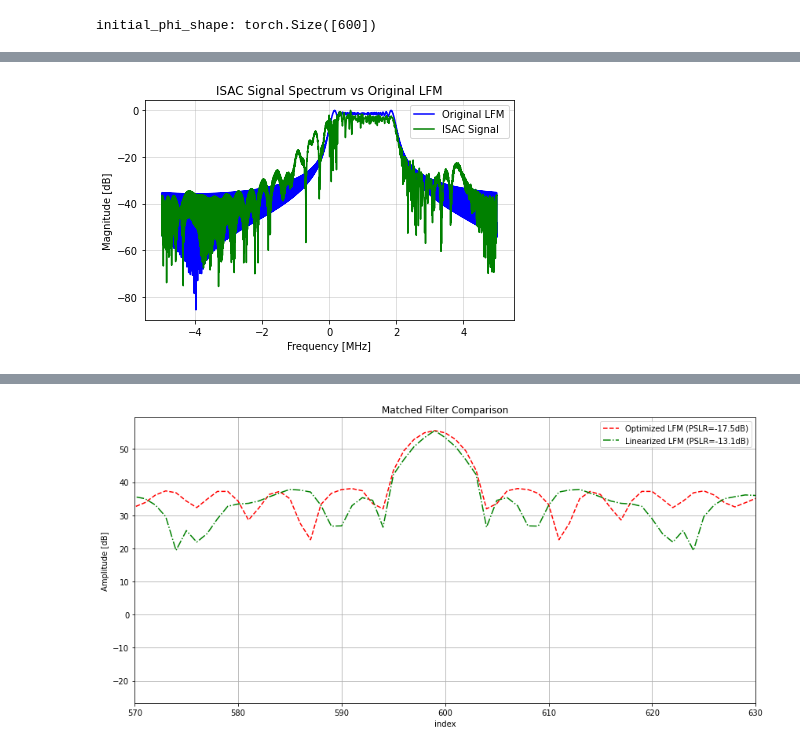
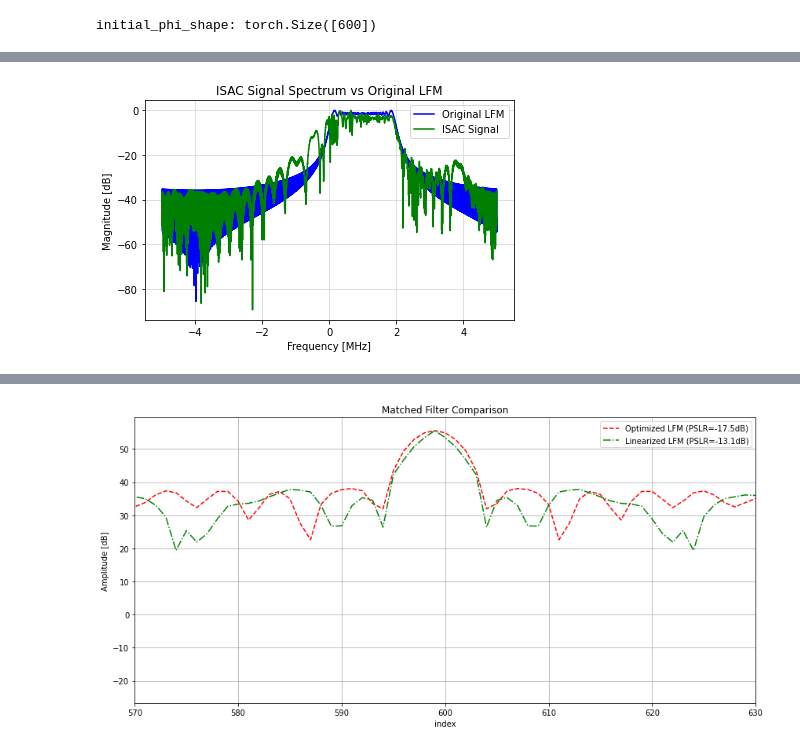
Before and after one commit to OriNik100/Spec_Null, a Jupyter notebook: non_linear_eq3.ipynb, the cells around one changed output, grey strips where cells are left out. Saved outputs shown, nothing was run; the diff lists cells and outputs as text; code cells hidden in the pictures.

```diff
--- a/non_linear_eq3.ipynb
+++ b/non_linear_eq3.ipynb
@@ -391,6 +391,7 @@ Freq 0.25 MHz: -50.75 dB
 # %%
 # OFDM signal generation
 from OFDM_2 import OFDM
+import OFDM_2
 
 def QPSK_modulation(bits):
     """ Modulate the input bits using QPSK modulation. """
@@ -409,32 +410,32 @@ def QPSK_modulation(bits):
             symbols[i] = 1 - 1j
         elif np.array_equal(pair, [1, 0]):
             symbols[i] = -1 + 1j
         elif np.array_equal(pair, [1, 1]):
             symbols[i] = -1 - 1j
     return symbols/np.sqrt(2) # return normalized bits
 
-bits = np.random.randint(0, 2, 16*2)
+bits = np.random.randint(0, 2, 32*16*2)
 QPSK_data = QPSK_modulation(bits)
 
 OFDM_signal = OFDM(QPSK_data, t=t, num=16, normalize=True)
 isac_signal = s_final_np + OFDM_signal
 
 ISAC_freqs, ISAC_SIGNAL = hlp.spectrum(isac_signal, Fs, 2**14)
 
 S_isac_db = 20*np.log10(np.abs(ISAC_SIGNAL) + 1e-15)
 S_isac_norm = 20*np.log10(np.abs(ISAC_SIGNAL)/np.max(np.abs(ISAC_SIGNAL)) + 1e-400)
 
 # plotting results in the frequency domain
 plt.figure()
 plt.plot(freqs/1e6, S_orig_norm, label='Original LFM', color='blue')
 plt.plot(ISAC_freqs/1e6, S_isac_norm, label='ISAC Signal', color='green')
 # plt.plot(freqs/1e6, S_final_norm, label='Final Signal', color='red')
 plt.title("ISAC Signal Spectrum vs Original LFM")
 plt.xlabel("Frequency [MHz]")
 plt.ylabel("Magnitude [dB]")
 plt.legend()
 plt.grid(True, alpha=0.5)
 plt.tight_layout()
 plt.show()
 # %% [output]
-[figure, old version]
+[figure, new version]
```
Also changed, not shown: parts of 3 cells of this notebook, 1 other file.
